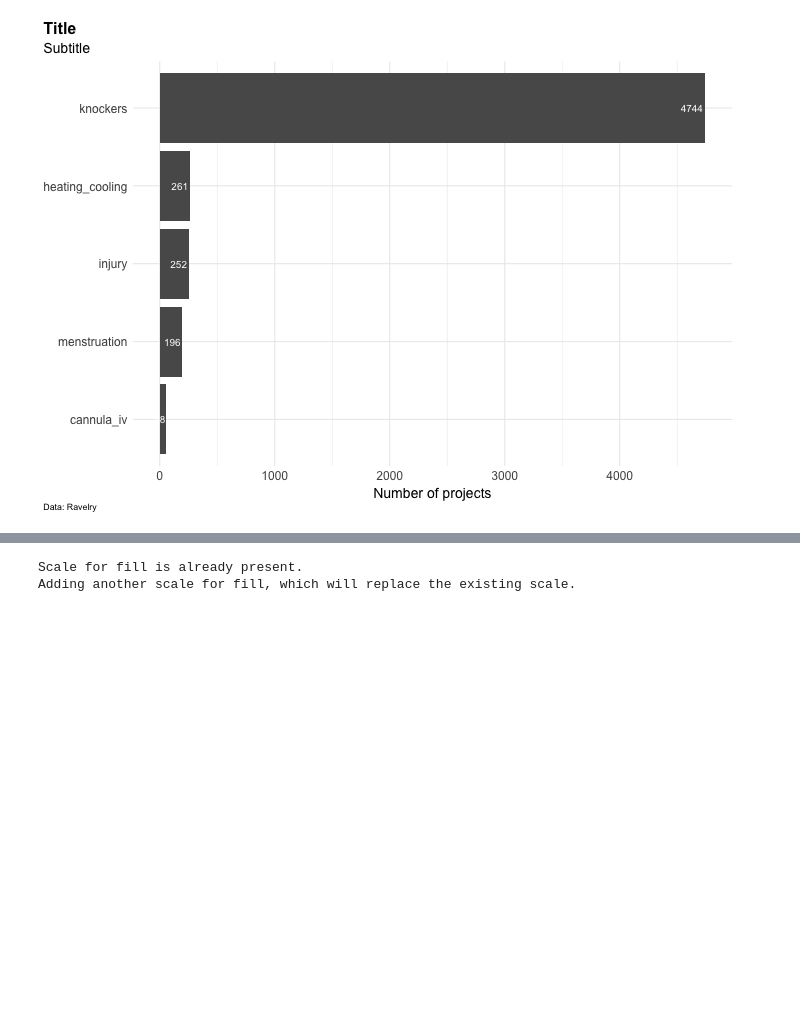
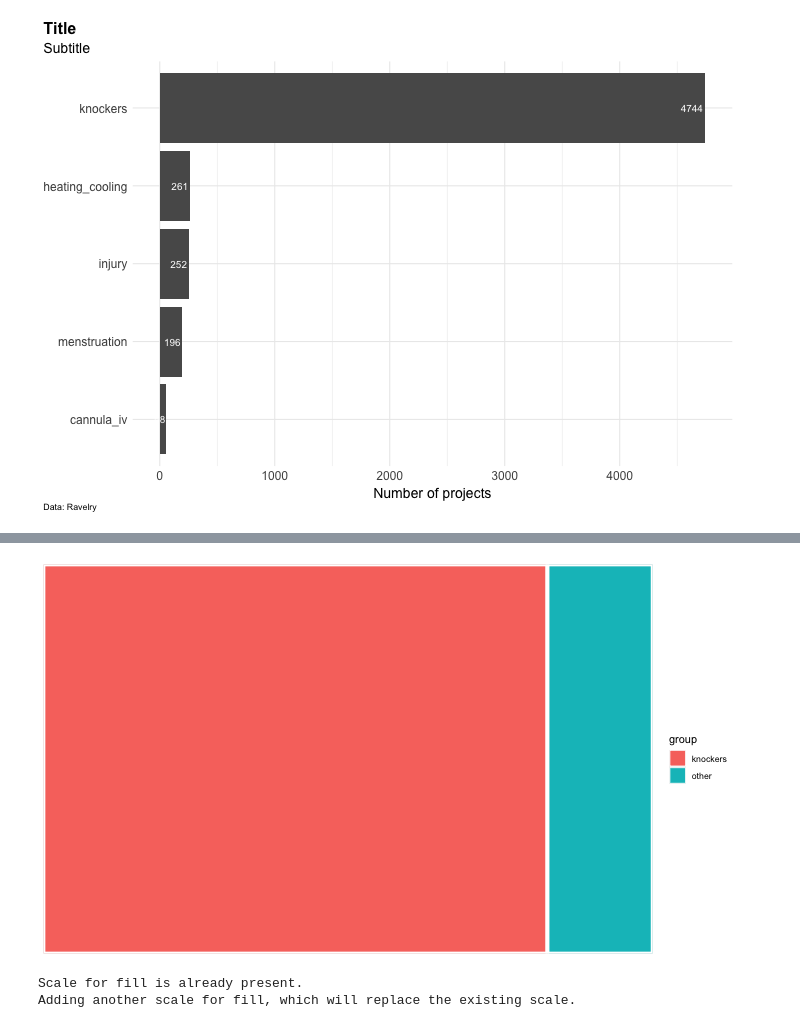
Before and after one commit to laurabejder/knitting_project, a Jupyter notebook: data_visualization.ipynb, the cells around one changed output, grey strips where cells are left out. Cells and saved outputs as stored; diff of their text form; code cells hidden in the pictures; blank space fills up the shorter version.

```diff
--- a/visualization.ipynb
+++ b/data_visualization.ipynb
@@ -93,3 +84,16 @@ treemap(data,
+# %%
+%%R -h 400 -w 700
+library(treemapify)
+
+group <- c("knockers","other")
+value <- c(4744,991)
+data <- data.frame(group,value)
+
+ggplot(data, aes(area = value, fill = group, label = group, subgroup = value)) +
+  geom_treemap() +
+  geom_treemap_subgroup_border(colour = "white", size = 5)
+# %% [output]
+[figure, added]
 # %%
 %%R
 library(waffle)
```
Also changed, not shown: parts of 4 cells of this notebook, 4 other files.
